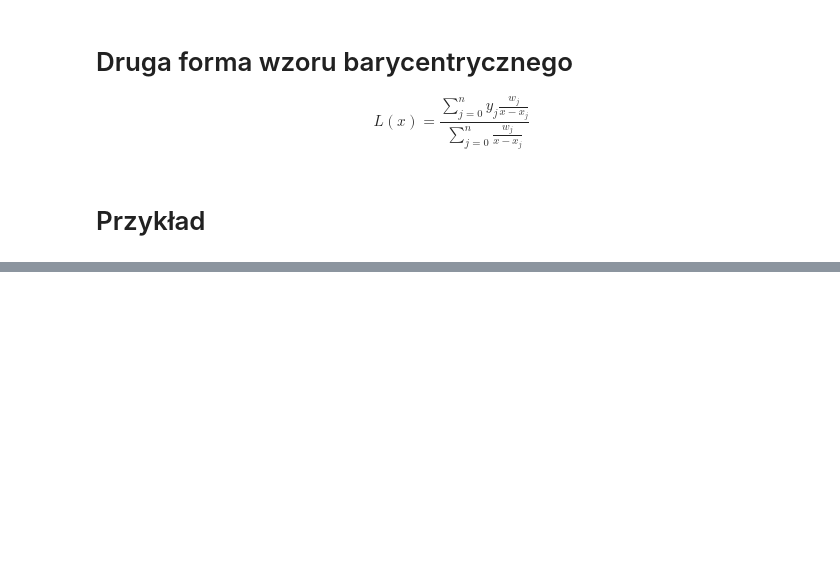
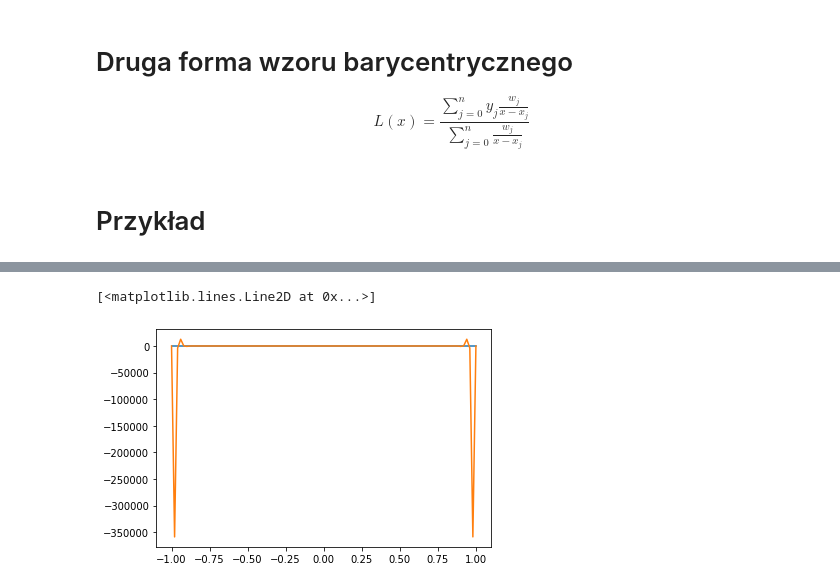
Before and after one commit to wojtekgrzela/public_lectures, a Jupyter notebook: Metody Numeryczne/Lecture 2 (interpolation)/Lecture 2.ipynb, the cells around one changed output, grey strips where cells are left out. Drawn from its saved outputs; the diff is of its cells as text; code cells hidden in the pictures; blank space fills up the shorter version.

```diff
--- a/Metody Numeryczne/Lecture 2 (interpolation)/Lecture 2.ipynb
+++ b/Metody Numeryczne/Lecture 2 (interpolation)/Lecture 2.ipynb
@@ -233,0 +270,25 @@ plt.scatter(x_i,y_i)
+# %%
+N=50
+X=np.linspace(-1,1,101)
+x_i=np.linspace(-1,1,N)
+y_i=runge(x_i)
+w_i=[bar_w(i) for i in range(0,np.size(x_i))]
+
+def barycentric_interpolate(x_i,y_i,w_i,X):
+    Y=[]
+    for x in np.nditer(X):
+        #druga forma
+        if x in x_i:
+            Y.append(y_i[np.where(x_i==x)[0]])
+        else:
+            L=w_i/(x-x_i)
+            Y.append(y_i@L/sum(L))
+    return np.array(Y)
+
+Y=barycentric_interpolate(x_i,y_i,w_i,X)
+# %%
+plt.plot(X,runge(X))
+plt.plot(X,Y)
+# %% [output]
+[<matplotlib.lines.Line2D at 0x...>]
+[figure, added]
```
Also changed, not shown: parts of 7 cells of this notebook.
